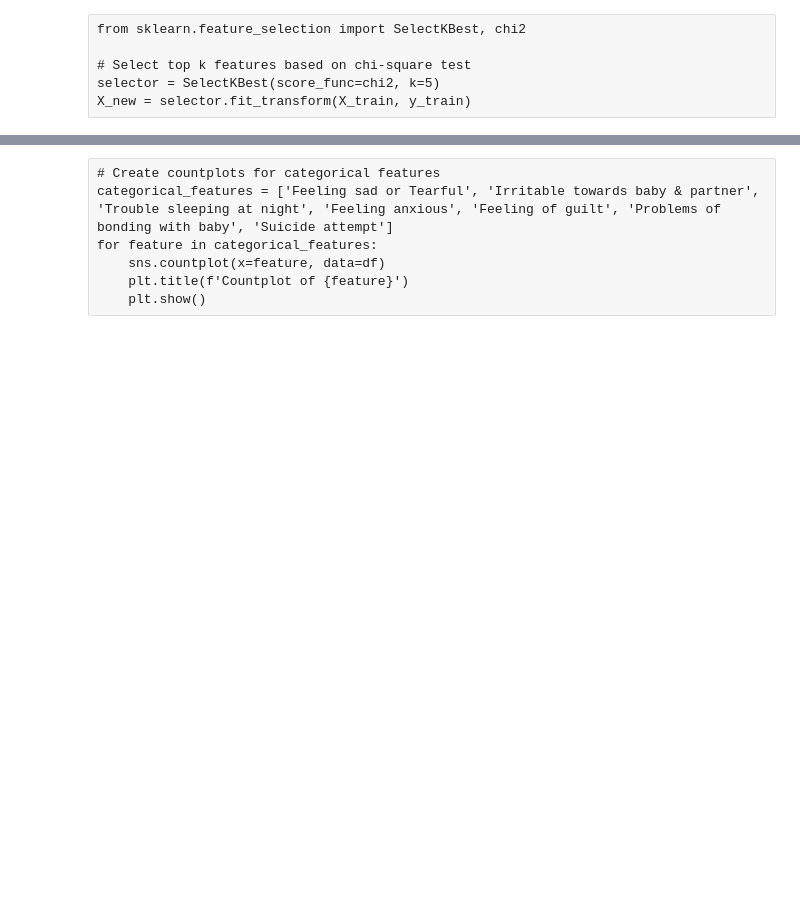
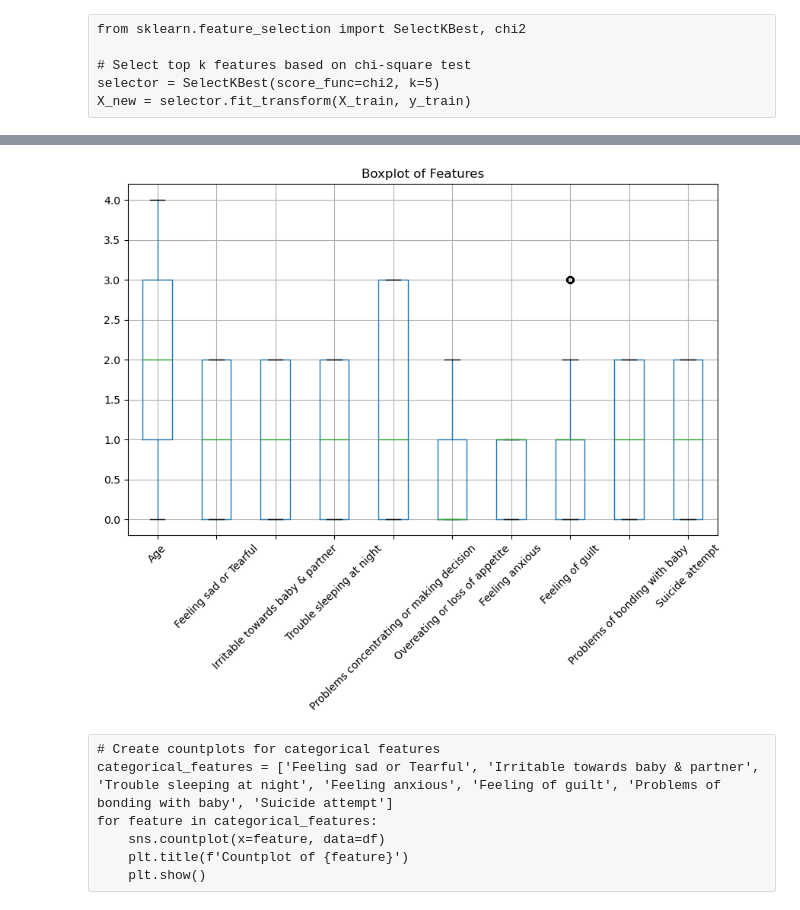
Before and after one commit to Prashanthvari333/depression_detection, a Jupyter notebook: depresion_detection.ipynb, the cells around one changed output, grey strips where cells are left out. Saved outputs shown, nothing was run; the diff lists cells and outputs as text; code cells hidden in the pictures; blank space fills up the shorter version.

```diff
--- a/depresion_detection.ipynb
+++ b/depresion_detection.ipynb
@@ -263,3 +332,11 @@ plt.show()
+# %%
+# Create boxplots for each feature
+df.boxplot(figsize=(10,6))
+plt.xticks(rotation=45)
+plt.title('Boxplot of Features')
+plt.show()
+# %% [output]
+[figure, added]
 # %% [raw]
 # Create countplots for categorical features
 categorical_features = ['Feeling sad or Tearful', 'Irritable towards baby & partner', 'Trouble sleeping at night', 'Feeling anxious', 'Feeling of guilt', 'Problems of bonding with baby', 'Suicide attempt']
```
Also changed, not shown: parts of 32 cells of this notebook, 1 other file.
